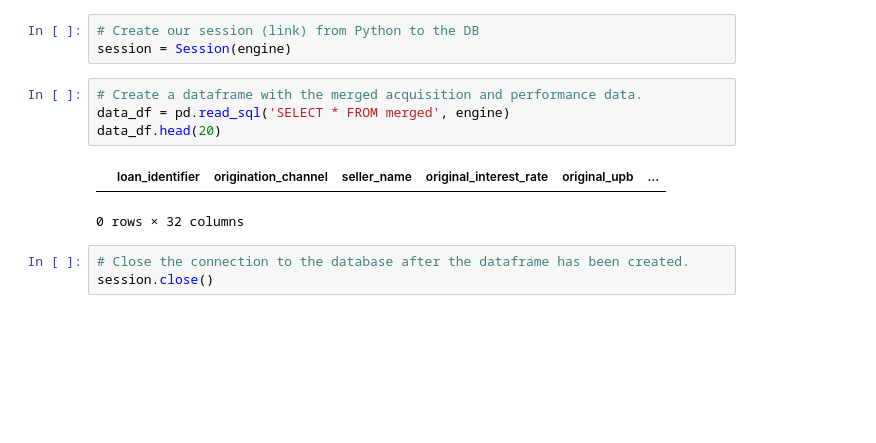
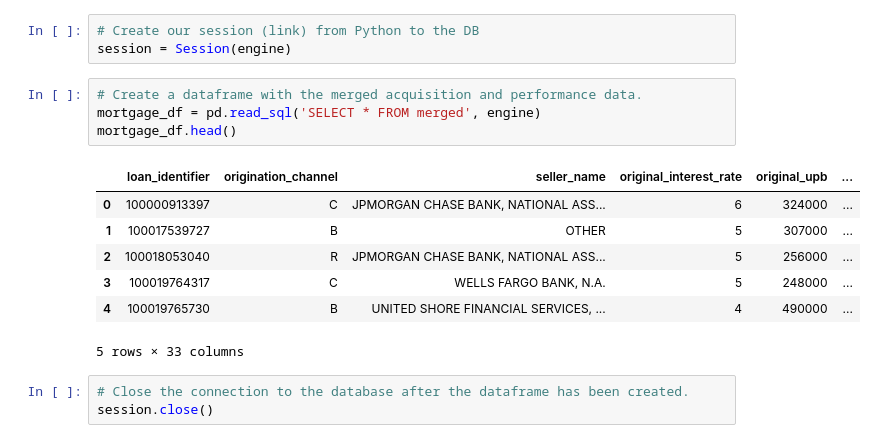
Before and after one commit to Azaima-Asghar/Modeling-Probability-Of-Delinquency, a Jupyter notebook: Mortgage_Analysis.ipynb, the cells around one changed output. Saved outputs shown, nothing was run; the diff lists cells and outputs as text; blank space fills up the shorter version.

```diff
--- a/Mortgage_Analysis.ipynb
+++ b/Mortgage_Analysis.ipynb
@@ -36,11 +39,16 @@ Database opened successfully
 session = Session(engine)
 # %%
 # Create a dataframe with the merged acquisition and performance data.
-data_df = pd.read_sql('SELECT * FROM merged', engine)
-data_df.head(20)
+mortgage_df = pd.read_sql('SELECT * FROM merged', engine)
+mortgage_df.head()
 # %% [output]
 |  | loan_identifier | origination_channel | seller_name | original_interest_rate | original_upb | ... |
+| 0 | 100000913397 | C | JPMORGAN CHASE BANK, NATIONAL ASS... | 6 | 324000 | ... |
+| 1 | 100017539727 | B | OTHER | 5 | 307000 | ... |
+| 2 | 100018053040 | R | JPMORGAN CHASE BANK, NATIONAL ASS... | 5 | 256000 | ... |
+| 3 | 100019764317 | C | WELLS FARGO BANK, N.A. | 5 | 248000 | ... |
+| 4 | 100019765730 | B | UNITED SHORE FINANCIAL SERVICES, ... | 4 | 490000 | ... |
-0 rows × 32 columns
+5 rows × 33 columns
 # %%
 # Close the connection to the database after the dataframe has been created.
 session.close()
```
Also changed, not shown: parts of 21 cells of this notebook.
